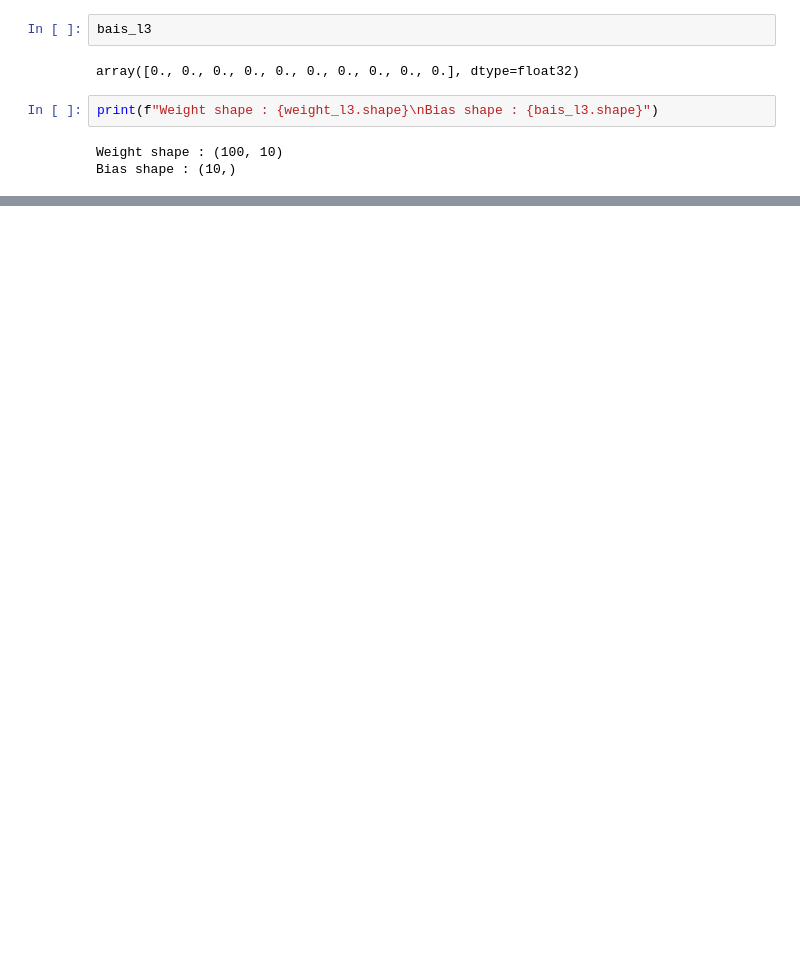
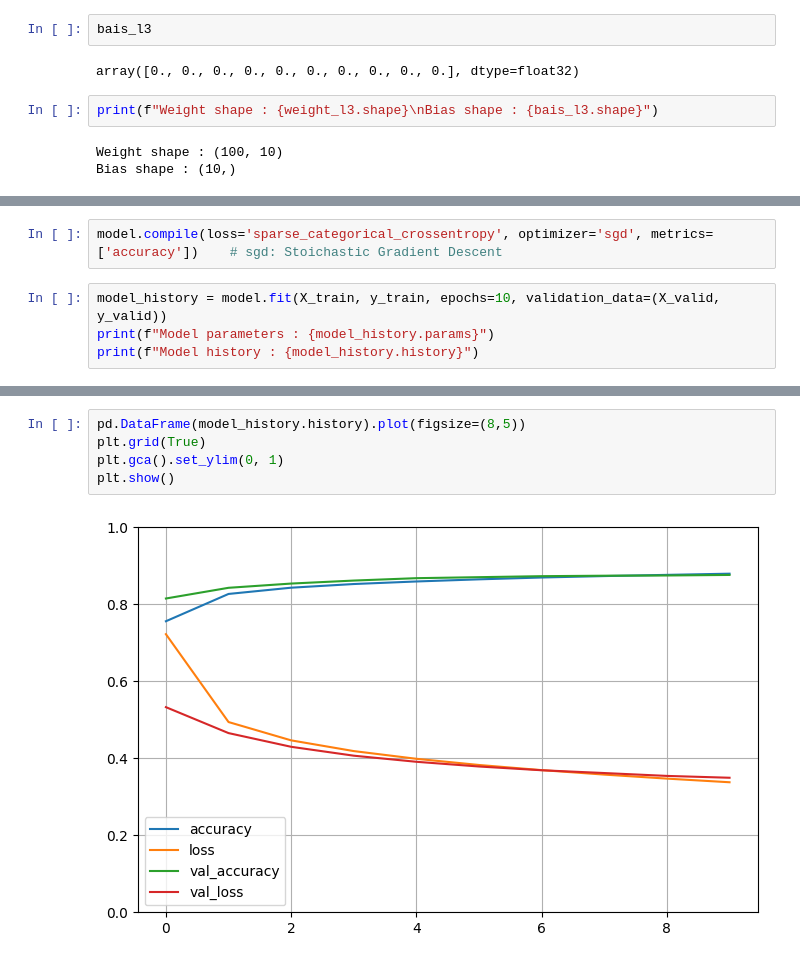
Before and after one commit to Mansish-101M99/Machine_Learning_use_MM, a Jupyter notebook: Artificial_NN/image_clsf.ipynb, the cells around one changed output, grey strips where cells are left out. Saved outputs shown, nothing was run; the diff lists cells and outputs as text; blank space fills up the shorter version.

Commit message:
NN model compiling and plotting accuracy-loss

```diff
--- a/Artificial_NN/image_clsf.ipynb
+++ b/Artificial_NN/image_clsf.ipynb
@@ -236,0 +240,6 @@ Bias shape : (10,)
+# %%
+model.compile(loss='sparse_categorical_crossentropy', optimizer='sgd', metrics=['accuracy'])    # sgd: Stoichastic Gradient Descent
+# %%
+model_history = model.fit(X_train, y_train, epochs=10, validation_data=(X_valid, y_valid))
+print(f"Model parameters : {model_history.params}")
+print(f"Model history : {model_history.history}")
@@ -236,0 +264,7 @@ Bias shape : (10,)
+# %%
+pd.DataFrame(model_history.history).plot(figsize=(8,5))
+plt.grid(True)
+plt.gca().set_ylim(0, 1)
+plt.show()
+# %% [output]
+[figure, added]
```
Also changed, not shown: parts of 7 cells of this notebook.
